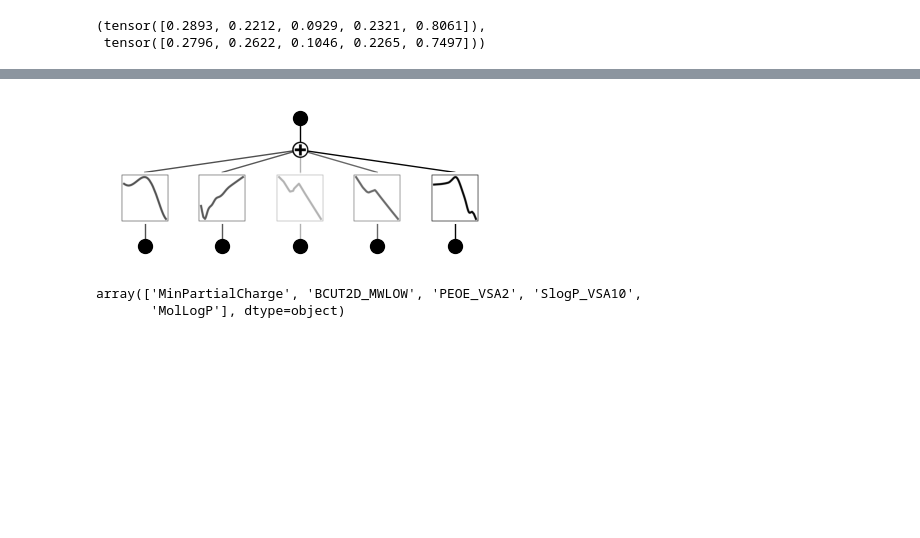
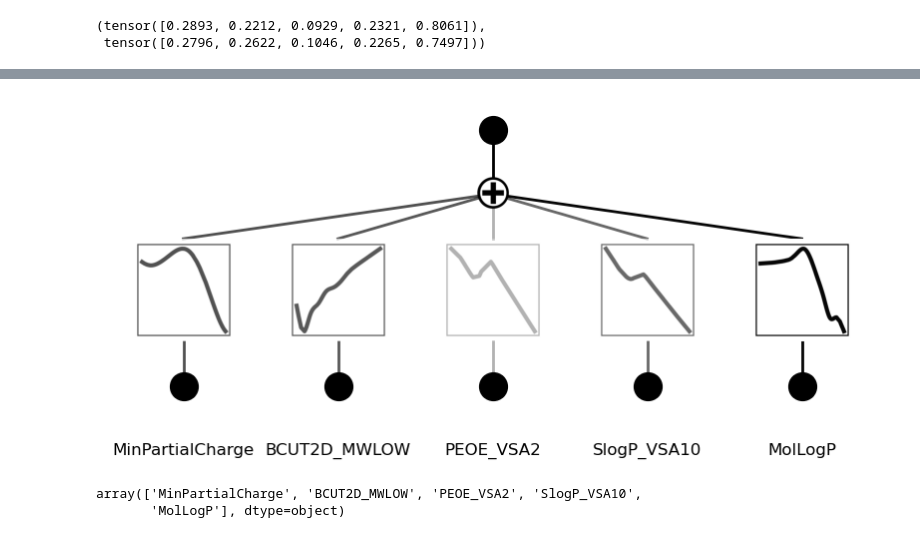
Before and after one commit to cgeils25/Chemical_Physics_and_KANs, a Jupyter notebook: notebooks/aqueous_solubility_delaney/investigating_KAN.ipynb, the cells around one changed output, grey strips where cells are left out. Saved outputs shown, nothing was run; the diff lists cells and outputs as text; code cells hidden in the pictures; blank space fills up the shorter version.

```diff
--- a/notebooks/aqueous_solubility_delaney/investigating_KAN.ipynb
+++ b/notebooks/aqueous_solubility_delaney/investigating_KAN.ipynb
@@ -902,7 +902,7 @@ ax[1, 1].legend(['train (full)', 'test (full)', 'train (reduced)', 'test (reduce
-# %%
-model_fss.plot()
-# %% [output]
-[figure, removed]
+# %%
+model_fss.plot(in_vars=list(features_retained_after_feature_score_selection), varscale=.3, scale=1)
+# %% [output]
+[figure, added]
 # %%
 features_retained_after_feature_score_selection
 # %% [output]
```
Also changed, not shown: parts of 24 cells of this notebook.
